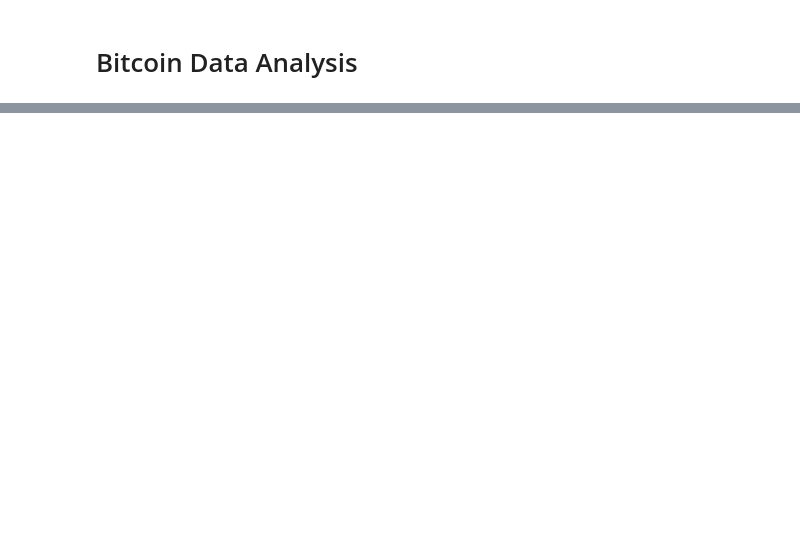
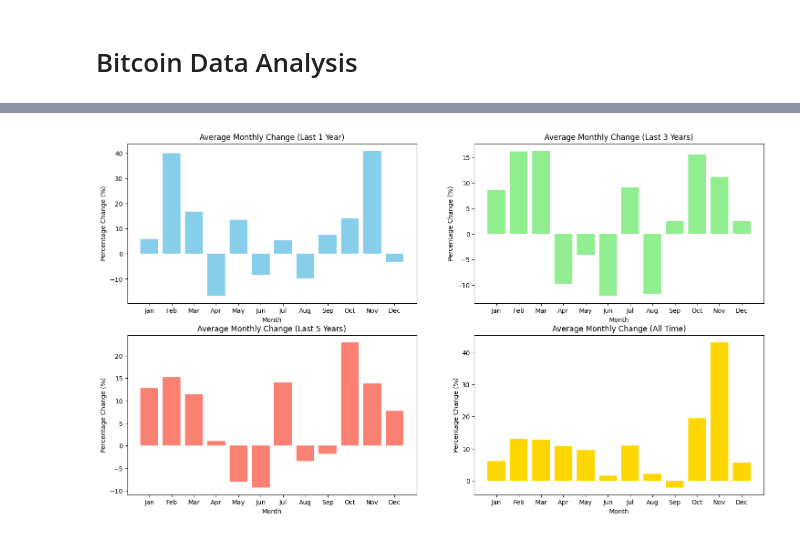
Before and after one commit to Far3000-YT/bitcoin-patterns-data-analysis, a Jupyter notebook: analysis.ipynb, the cells around one changed output, grey strips where cells are left out. Cells and saved outputs as stored; diff of their text form; code cells hidden in the pictures; blank space fills up the shorter version.

```diff
--- a/analysis.ipynb
+++ b/analysis.ipynb
@@ -29,0 +30,49 @@ plt.show()
+# %%
+df_monthly = df['Close'].resample('M').agg(['first', 'last']).copy()
+df_monthly['Change'] = ((df_monthly['last'] - df_monthly['first']) / df_monthly['first']) * 100
+
+
+def calculate_average_monthly_change(data, years=None):
+    if years:
+        # Calculate the cutoff date
+        cutoff_date = data.index.max() - pd.DateOffset(years=years)
+        # Filter the data.
+        data = data[data.index >= cutoff_date]
+
+    data_copy = data.copy()
+    data_copy['Month'] = data_copy.index.month
+
+    average_change = data_copy.groupby('Month')['Change'].mean()
+    return average_change
+
+
+avg_change_1y = calculate_average_monthly_change(df_monthly, years=1)
+avg_change_3y = calculate_average_monthly_change(df_monthly, years=3)
+avg_change_5y = calculate_average_monthly_change(df_monthly, years=5)
+avg_change_all = calculate_average_monthly_change(df_monthly)
+
+
+fig, axes = plt.subplots(2, 2, figsize=(18, 10))
+axes = axes.flatten()
+
+month_labels = ['Jan', 'Feb', 'Mar', 'Apr', 'May', 'Jun', 'Jul', 'Aug', 'Sep', 'Oct', 'Nov', 'Dec']
+
+axes[0].bar(month_labels, avg_change_1y, color='skyblue')
+axes[0].set_title('Average Monthly Change (Last 1 Year)')
+axes[0].set_ylabel('Percentage Change (%)') ; axes[0].set_xlabel('Month')
+
+axes[1].bar(month_labels, avg_change_3y, color='lightgreen')
+axes[1].set_title('Average Monthly Change (Last 3 Years)')
+axes[1].set_ylabel('Percentage Change (%)') ; axes[1].set_xlabel('Month')
+
+axes[2].bar(month_labels, avg_change_5y, color='salmon')
+axes[2].set_title('Average Monthly Change (Last 5 Years)')
+axes[2].set_ylabel('Percentage Change (%)') ; axes[2].set_xlabel('Month')
+
+axes[3].bar(month_labels, avg_change_all, color='gold')
+axes[3].set_title('Average Monthly Change (All Time)')
+axes[3].set_ylabel('Percentage Change (%)') ; axes[3].set_xlabel('Month')
+
+plt.show()
+# %% [output]
+[figure, added]
```
Also changed, not shown: parts of 7 cells of this notebook.
